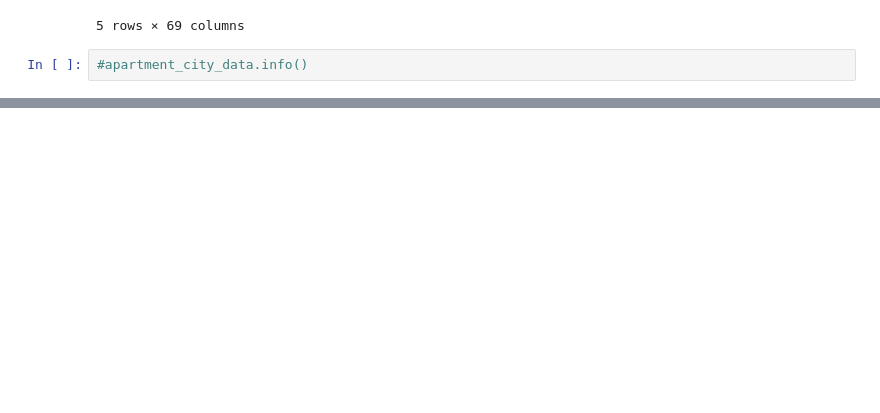
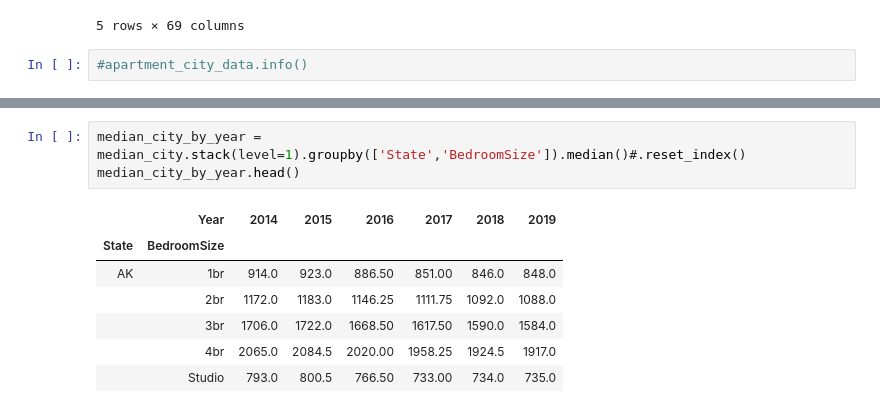
Before and after one commit to JosueGar/team_project_1, a Jupyter notebook: Project_1_Group_1_US_Rental_Analysis.ipynb, the cells around one changed output, grey strips where cells are left out. Drawn from its saved outputs; the diff is of its cells as text; blank space fills up the shorter version.

```diff
--- a/Project_1_Group_1_US_Rental_Analysis.ipynb
+++ b/Project_1_Group_1_US_Rental_Analysis.ipynb
@@ -80,0 +118,11 @@ plt.show()
+# %%
+median_city_by_year = median_city.stack(level=1).groupby(['State','BedroomSize']).median()#.reset_index()
+median_city_by_year.head()
+# %% [output]
+|  | Year | 2014 | 2015 | 2016 | 2017 | 2018 | 2019 |
+| State | BedroomSize |  |  |  |  |  |  |
+| AK | 1br | 914.0 | 923.0 | 886.50 | 851.00 | 846.0 | 848.0 |
+|  | 2br | 1172.0 | 1183.0 | 1146.25 | 1111.75 | 1092.0 | 1088.0 |
+|  | 3br | 1706.0 | 1722.0 | 1668.50 | 1617.50 | 1590.0 | 1584.0 |
+|  | 4br | 2065.0 | 2084.5 | 2020.00 | 1958.25 | 1924.5 | 1917.0 |
+|  | Studio | 793.0 | 800.5 | 766.50 | 733.00 | 734.0 | 735.0 |
```
Also changed, not shown: parts of 7 cells of this notebook.
